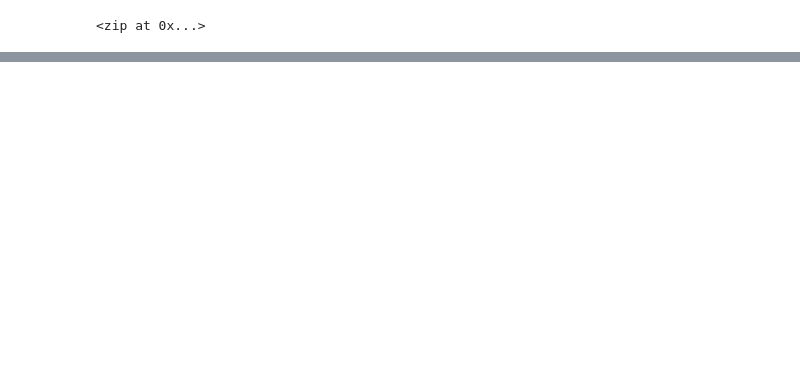
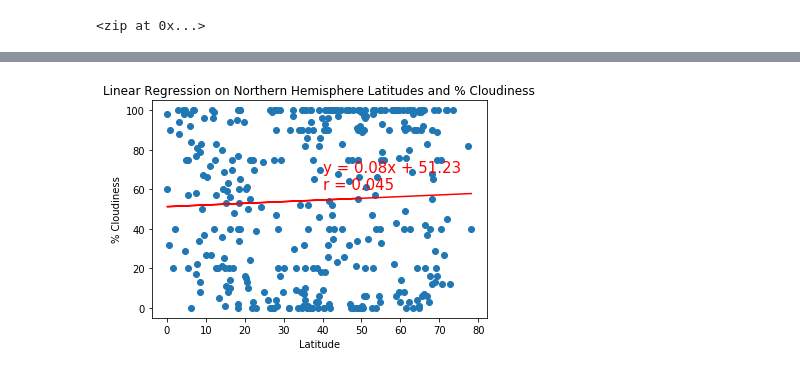
Before and after one commit to ean-maloney/World_Weather_Analysis, a Jupyter notebook: WeatherPy.ipynb, the cells around one changed output, grey strips where cells are left out. Drawn from its saved outputs; the diff is of its cells as text; code cells hidden in the pictures; blank space fills up the shorter version.

```diff
--- a/WeatherPy.ipynb
+++ b/WeatherPy.ipynb
@@ -282,0 +298,6 @@ plot_linear_regression(southern_hemi_df["Lat"], southern_hemi_df["Max Temp"], "L
+# %%
+#Linear regress on north hemi cloudiness
+plot_linear_regression(northern_hemi_df["Lat"], northern_hemi_df["Cloudiness"], "Linear Regression on Northern Hemisphere Latitudes and % Cloudiness",
+     "% Cloudiness", (40, 60))
+# %% [output]
+[figure, added]
```
Also changed, not shown: parts of 16 cells of this notebook, 5 other files.
